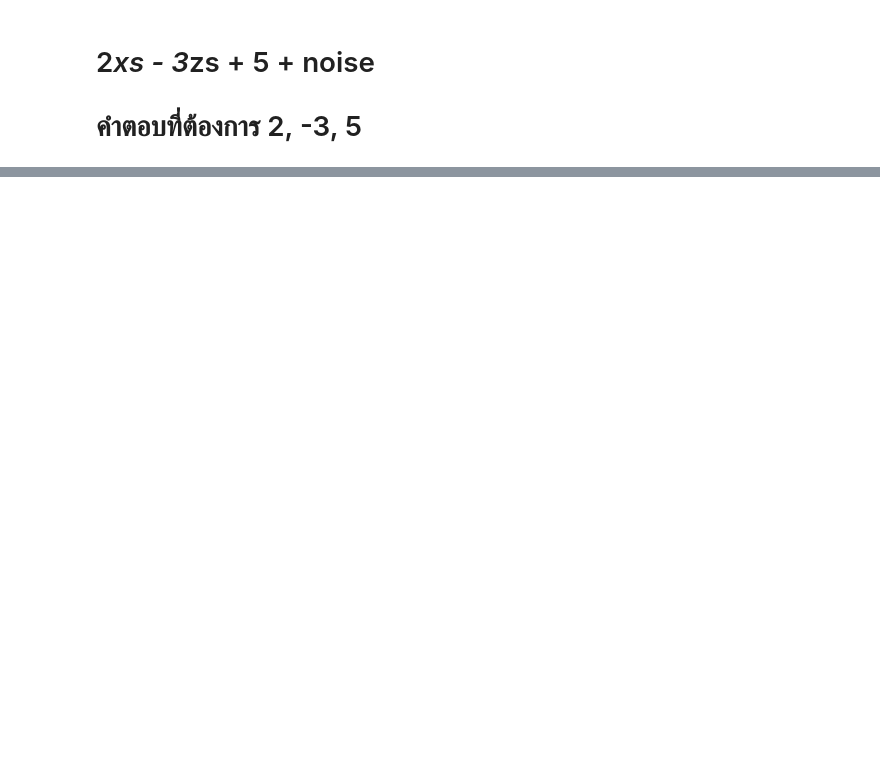
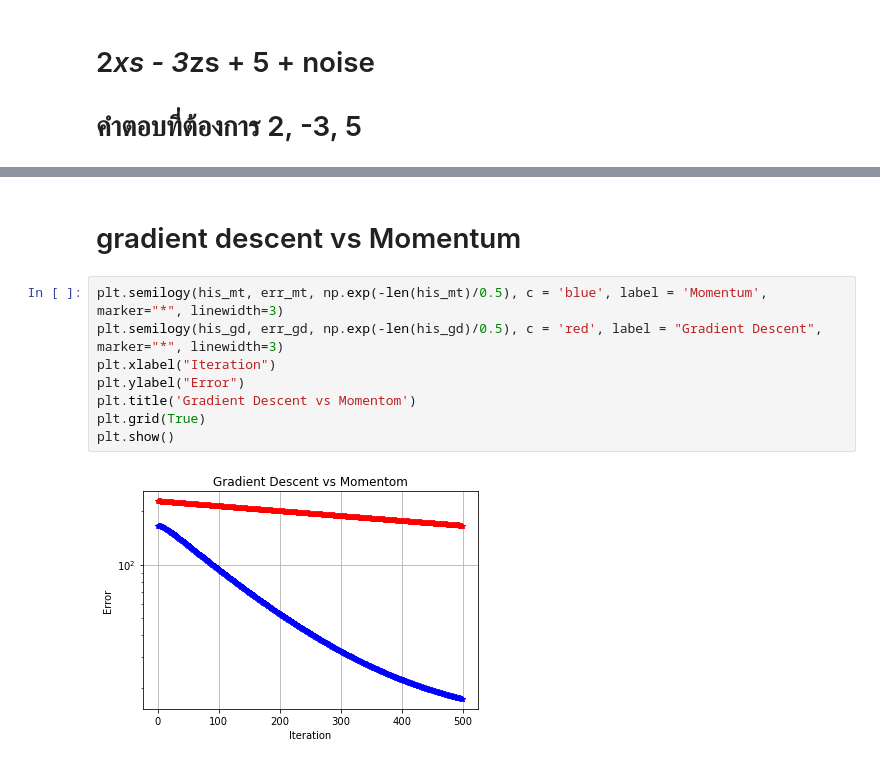
Before and after one commit to boatbotgithub/Resert-Neural-network, a Jupyter notebook: SS1.ipynb, the cells around one changed output, grey strips where cells are left out. Saved outputs shown, nothing was run; the diff lists cells and outputs as text; blank space fills up the shorter version.

```diff
--- a/SS1.ipynb
+++ b/SS1.ipynb
@@ -84,0 +133,12 @@ print(weights,'\n', biases)
+# %% [markdown]
+# gradient descent vs Momentum
+# %%
+plt.semilogy(his_mt, err_mt, np.exp(-len(his_mt)/0.5), c = 'blue', label = 'Momentum', marker="*", linewidth=3)
+plt.semilogy(his_gd, err_gd, np.exp(-len(his_gd)/0.5), c = 'red', label = "Gradient Descent", marker="*", linewidth=3)
+plt.xlabel("Iteration")
+plt.ylabel("Error")
+plt.title('Gradient Descent vs Momentom')
+plt.grid(True)
+plt.show()
+# %% [output]
+[figure, added]
```
Also changed, not shown: parts of 9 cells of this notebook.
